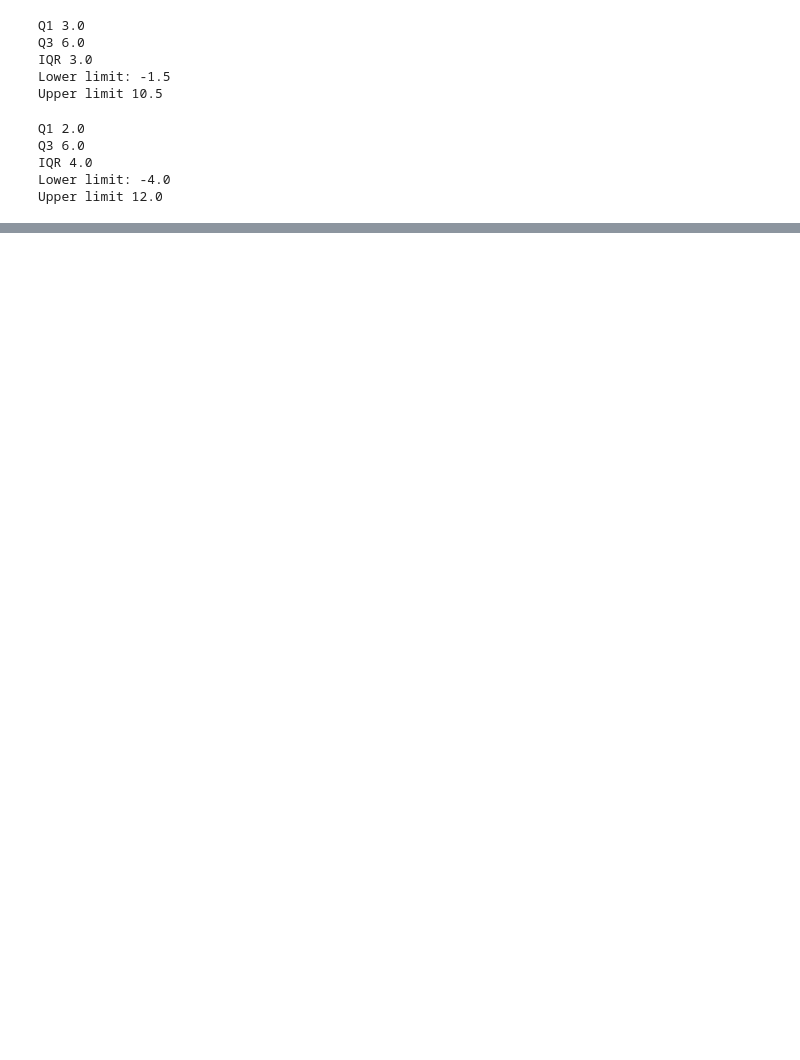
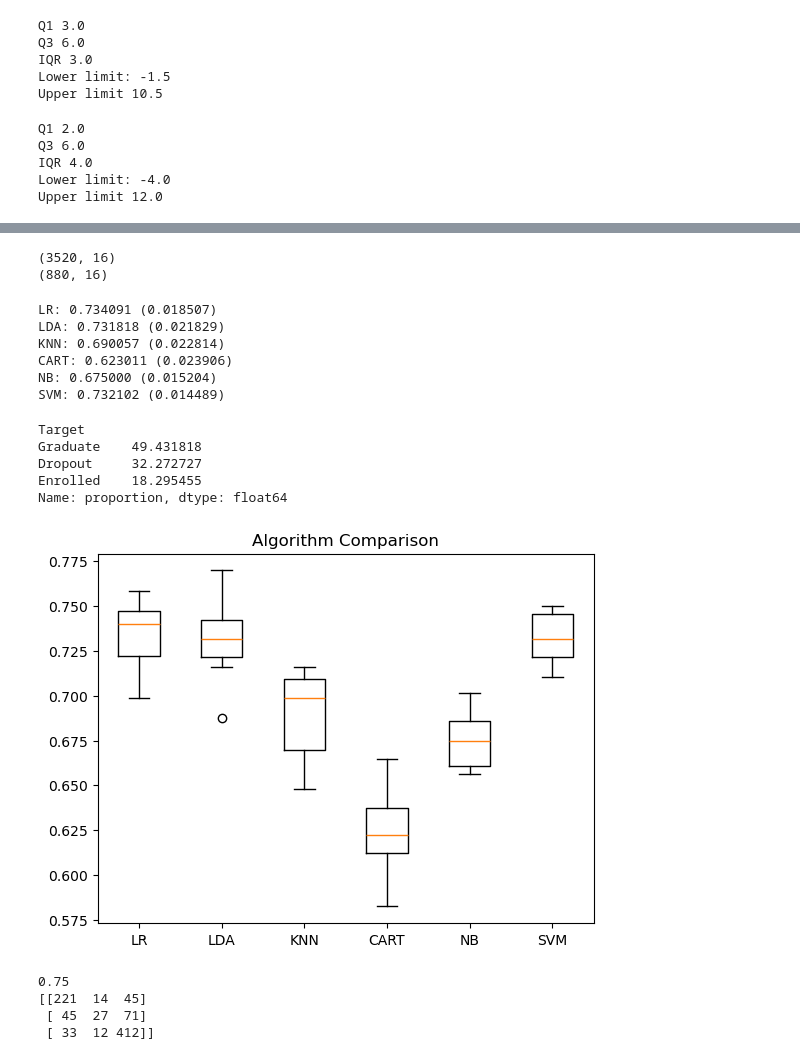
Before and after one commit to camilasoaares/Data-Preparation, a Jupyter notebook: CamilaSoares_DPrepHDip_CA1.ipynb, the cells around one changed output, grey strips where cells are left out. Drawn from its saved outputs; the diff is of its cells as text; code cells hidden in the pictures; blank space fills up the shorter version.

```diff
--- a/CamilaSoares_DPrepHDip_CA1.ipynb
+++ b/CamilaSoares_DPrepHDip_CA1.ipynb
@@ -763,0 +808,3 @@ Finally the IQR method identified potential outliers in both variables. Although
+# %%
+pca = PCA(16)
+data_pca_reduced = pca.fit_transform(data_num)
@@ -763,0 +820,20 @@ Finally the IQR method identified potential outliers in both variables. Although
+# %%
+from sklearn.model_selection import train_test_split
+X = data[num_columns]
+y = data["Target"]
+X_train, X_test, y_train, y_test = train_test_split(
+    X, y, test_size = 0.20, random_state=1
+)
+
+scaler = preproc.StandardScaler()
+X_train_scaled = scaler.fit_transform(X_train)
+X_test_scaled = scaler.transform(X_test)
+pcs = PCA(n_components=16)
+X_train_pca = pca.fit_transform(X_train_scaled)
+X_test_pca = pca.transform(X_test_scaled)
+
+print(X_train_pca.shape)
+print(X_test_pca.shape)
+# %% [output]
+(3520, 16)
+(880, 16)
@@ -763,0 +852,49 @@ Finally the IQR method identified potential outliers in both variables. Although
+# %%
+models = []
+models.append(('LR', LogisticRegression(solver='liblinear', multi_class='ovr')))
+models.append(('LDA', LinearDiscriminantAnalysis()))
+models.append(('KNN', KNeighborsClassifier()))
+models.append(('CART', DecisionTreeClassifier()))
+models.append(('NB', GaussianNB()))
+models.append(('SVM', SVC(gamma='auto')))
+# %%
+results = []
+names = []
+for name, model in models:
+    kfold = StratifiedKFold(n_splits=10, random_state=1, shuffle=True)
+    cv_results = cross_val_score(model, X_train_pca, y_train, cv=kfold, scoring='accuracy')
+    results.append(cv_results)
+    names.append(name)
+    print('%s: %f (%f)' % (name, cv_results.mean(), cv_results.std()))
+# %% [output]
+LR: 0.734091 (0.018507)
+LDA: 0.731818 (0.021829)
+KNN: 0.690057 (0.022814)
+CART: 0.623011 (0.023906)
+NB: 0.675000 (0.015204)
+SVM: 0.732102 (0.014489)
+# %%
+y_train.value_counts(normalize=True)*100
+# %% [output]
+Target
+Graduate    49.431818
+Dropout     32.272727
+Enrolled    18.295455
+Name: proportion, dtype: float64
+# %%
+plt.boxplot(results, labels=names)
+plt.title("Algorithm Comparison")
+plt.show()
+# %% [output]
+[figure, added]
+# %%
+model = LogisticRegression(solver = 'liblinear', multi_class='ovr')
+model.fit(X_train_pca, y_train)
+predictions = model.predict(X_test_pca)
+print(accuracy_score(y_test, predictions))
+print(confusion_matrix(y_test, predictions))
+# %% [output]
+0.75
+[[221  14  45]
+ [ 45  27  71]
+ [ 33  12 412]]
```
Also changed, not shown: parts of 41 cells of this notebook, 1 other file.
